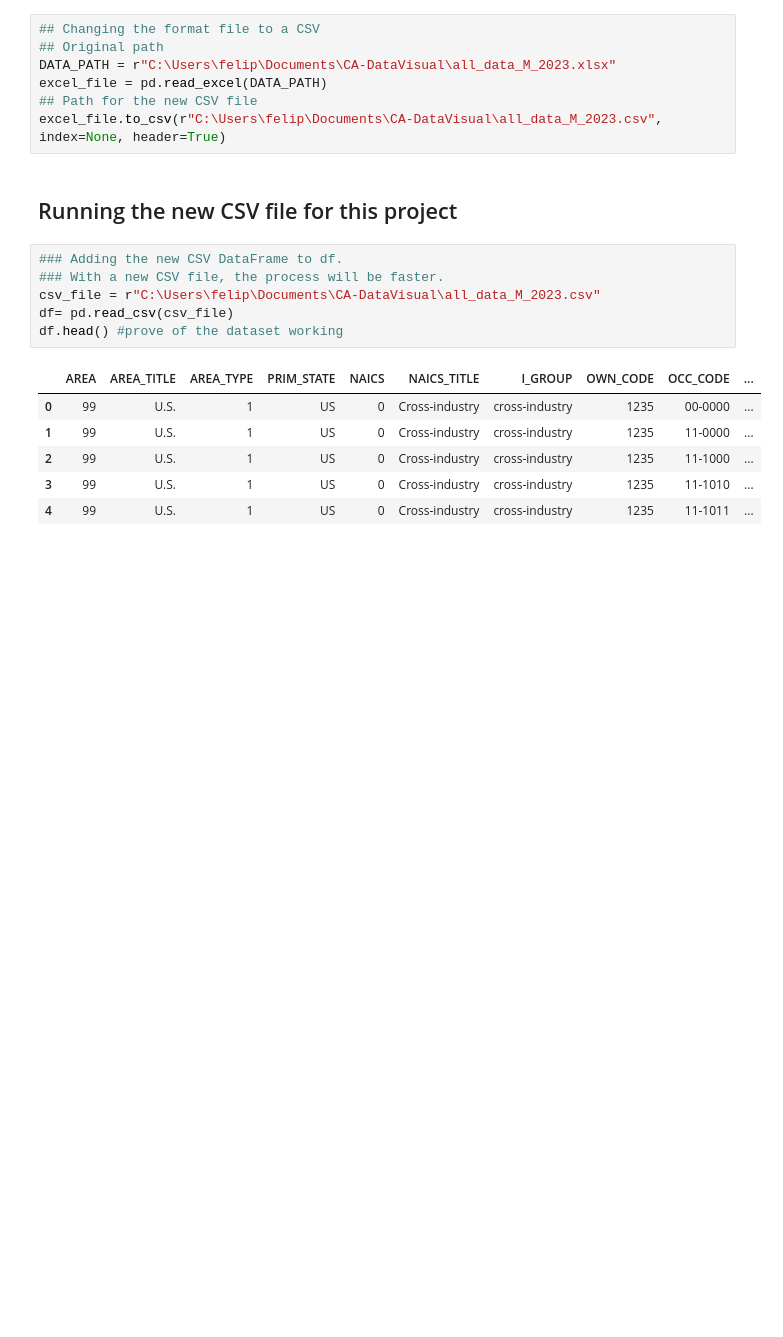
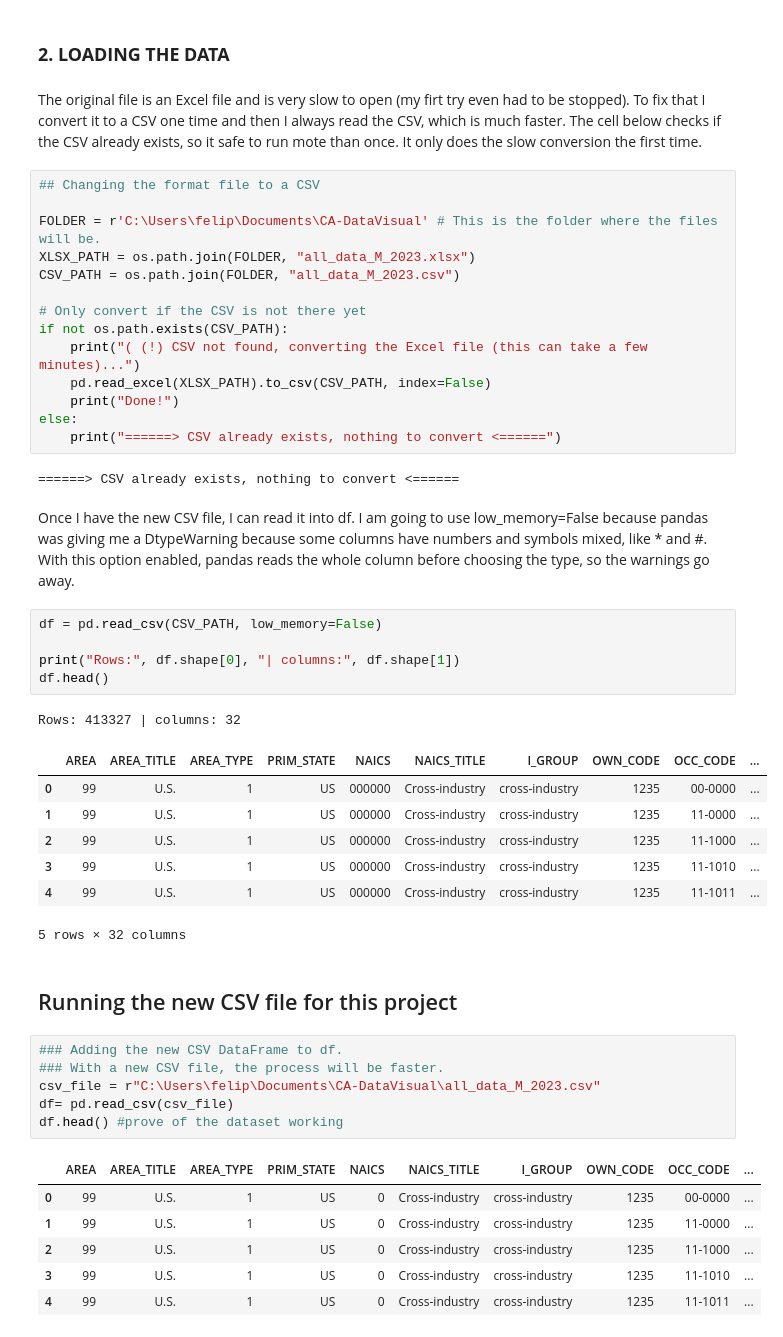
Before and after one commit to LuisRamirezv/CA1--DataVisualisation, a Jupyter notebook: CA1-LuisRamirez.ipynb, the cells around one changed output. Saved outputs shown, nothing was run; the diff lists cells and outputs as text; blank space fills up the shorter version.

```diff
--- a/CA1-LuisRamirez.ipynb
+++ b/CA1-LuisRamirez.ipynb
@@ -12,10 +17,40 @@ import seaborn as sns
+# %% [markdown]
+### **2. LOADING THE DATA**
+# %% [markdown]
+The original file is an Excel file and is very slow to open (my firt try even had to be stopped). To fix that I convert it to a CSV one time and then I always read the CSV, which is much faster.
+The cell below checks if the CSV already exists, so it safe to run mote than once. It only does the slow conversion the first time.
 # %%
 ## Changing the format file to a CSV
-## Original path
-DATA_PATH = r"C:\Users\felip\Documents\CA-DataVisual\all_data_M_2023.xlsx"
-excel_file = pd.read_excel(DATA_PATH)
-## Path for the new CSV file
-excel_file.to_csv(r"C:\Users\felip\Documents\CA-DataVisual\all_data_M_2023.csv", index=None, header=True)
+
+FOLDER = r'C:\Users\felip\Documents\CA-DataVisual' # This is the folder where the files will be.
+XLSX_PATH = os.path.join(FOLDER, "all_data_M_2023.xlsx")
+CSV_PATH = os.path.join(FOLDER, "all_data_M_2023.csv")
+
+# Only convert if the CSV is not there yet
+if not os.path.exists(CSV_PATH):
+    print("( (!) CSV not found, converting the Excel file (this can take a few minutes)...")
+    pd.read_excel(XLSX_PATH).to_csv(CSV_PATH, index=False)
+    print("Done!")
+else:
+    print("======> CSV already exists, nothing to convert <======")
+# %% [output]
+======> CSV already exists, nothing to convert <======
+# %% [markdown]
+Once I have the new CSV file, I can read it into df. I am going to use low_memory=False because pandas was giving me a DtypeWarning because some columns have numbers and symbols mixed, like * and #. With this option enabled, pandas reads the whole column before choosing the type, so the warnings go away.
+# %%
+df = pd.read_csv(CSV_PATH, low_memory=False)
+
+print("Rows:", df.shape[0], "| columns:", df.shape[1])
+df.head()
+# %% [output]
+Rows: 413327 | columns: 32
+|  | AREA | AREA_TITLE | AREA_TYPE | PRIM_STATE | NAICS | NAICS_TITLE | I_GROUP | OWN_CODE | OCC_CODE | ... |
+| 0 | 99 | U.S. | 1 | US | 000000 | Cross-industry | cross-industry | 1235 | 00-0000 | ... |
+| 1 | 99 | U.S. | 1 | US | 000000 | Cross-industry | cross-industry | 1235 | 11-0000 | ... |
+| 2 | 99 | U.S. | 1 | US | 000000 | Cross-industry | cross-industry | 1235 | 11-1000 | ... |
+| 3 | 99 | U.S. | 1 | US | 000000 | Cross-industry | cross-industry | 1235 | 11-1010 | ... |
+| 4 | 99 | U.S. | 1 | US | 000000 | Cross-industry | cross-industry | 1235 | 11-1011 | ... |
+5 rows × 32 columns
 # %% [markdown]
 ## Running the new CSV file for this project
 # %%
```
Also changed, not shown: parts of 25 cells of this notebook.
